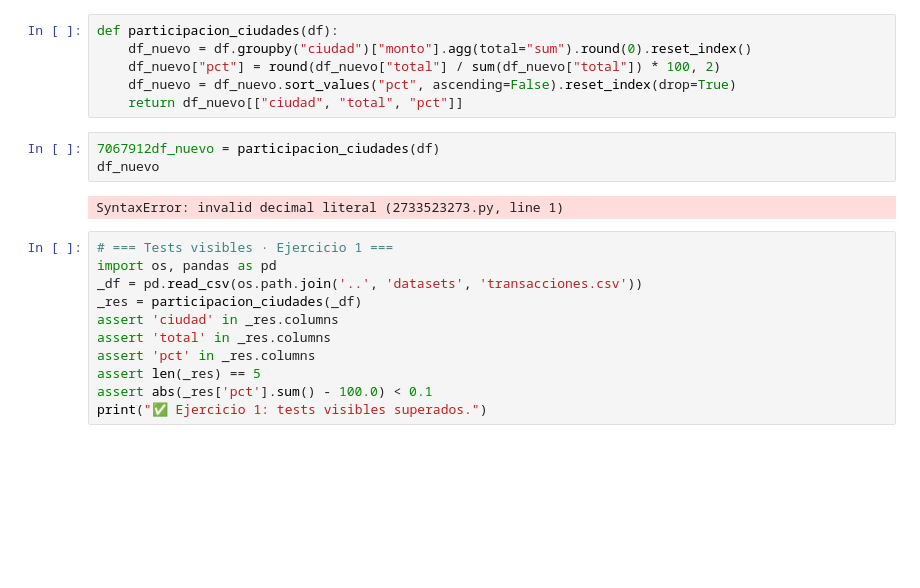
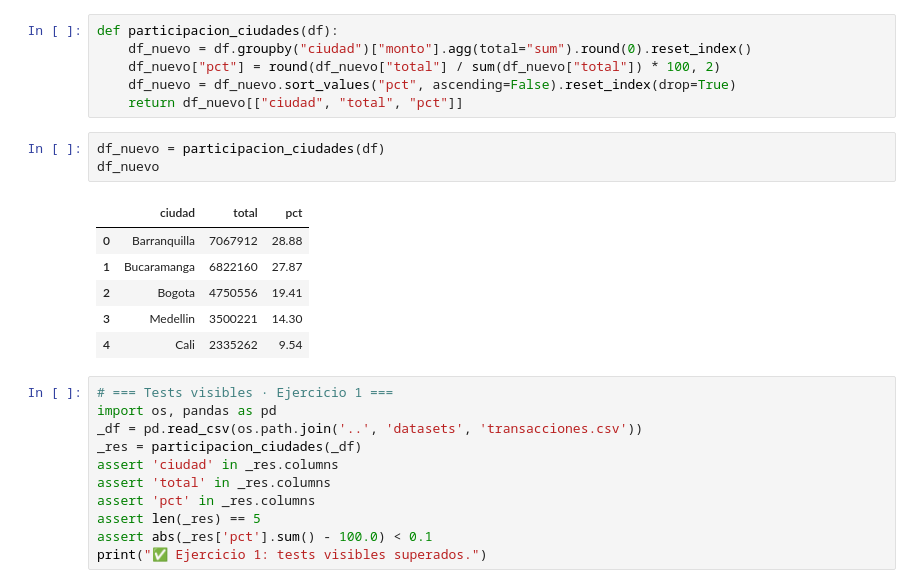
Before and after one commit to nashlypilar-collab/intro_ciencia_mis_tareas, a Jupyter notebook: homework01.ipynb, the cells around one changed output. Drawn from its saved outputs; the diff is of its cells as text; blank space fills up the shorter version.

```diff
--- a/homework01.ipynb
+++ b/homework01.ipynb
@@ -96,10 +96,15 @@ def participacion_ciudades(df):
     df_nuevo = df_nuevo.sort_values("pct", ascending=False).reset_index(drop=True)
     return df_nuevo[["ciudad", "total", "pct"]]
 # %%
-7067912df_nuevo = participacion_ciudades(df)
+df_nuevo = participacion_ciudades(df)
 df_nuevo
 # %% [output]
-SyntaxError: invalid decimal literal (2733523273.py, line 1)
+|  | ciudad | total | pct |
+| 0 | Barranquilla | 7067912 | 28.88 |
+| 1 | Bucaramanga | 6822160 | 27.87 |
+| 2 | Bogota | 4750556 | 19.41 |
+| 3 | Medellin | 3500221 | 14.30 |
+| 4 | Cali | 2335262 | 9.54 |
 # %%
 # === Tests visibles · Ejercicio 1 ===
 import os, pandas as pd
```
Also changed, not shown: parts of 15 cells of this notebook.
